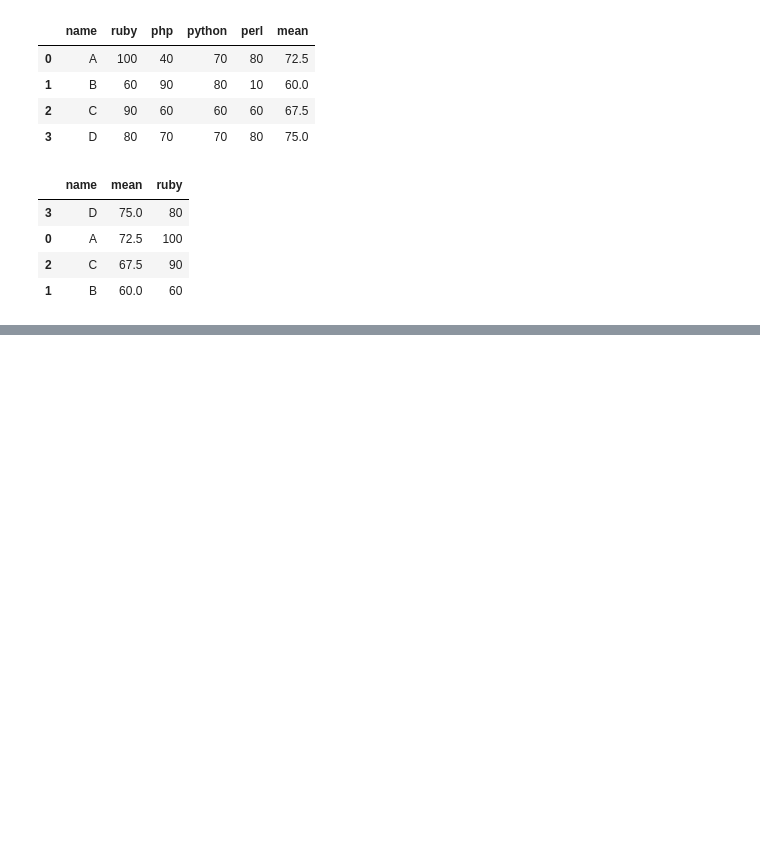
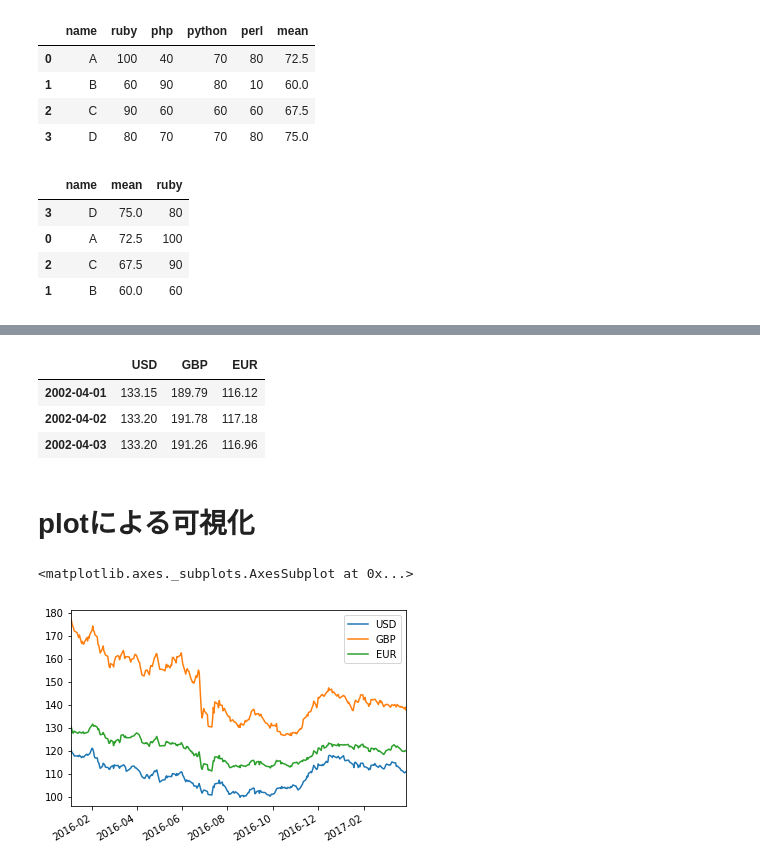
Before and after one commit to ftakao2007/python, a Jupyter notebook: jupyter_notebook/pandas_test.ipynb, the cells around one changed output, grey strips where cells are left out. Cells and saved outputs as stored; diff of their text form; code cells hidden in the pictures; blank space fills up the shorter version.

```diff
--- a/jupyter_notebook/pandas_test.ipynb
+++ b/jupyter_notebook/pandas_test.ipynb
@@ -307,0 +317,23 @@ sort_by_mean[['name', 'mean', 'ruby']]
+# %%
+csv_url = 'https://www.mizuhobank.co.jp/rate/market/csv/quote.csv'
+df = pd.read_csv(csv_url, skiprows=2, index_col=0, parse_dates=True)
+df_pri = df [['USD', 'GBP', 'EUR']]
+df_pri.head(3)
+
+#df = pd.read_csv(csv_url)
+#df.head(3)
+# %% [output]
+|  | USD | GBP | EUR |
+| 2002-04-01 | 133.15 | 189.79 | 116.12 |
+| 2002-04-02 | 133.20 | 191.78 | 117.18 |
+| 2002-04-03 | 133.20 | 191.26 | 116.96 |
+# %% [markdown]
+# plotによる可視化
+# %%
+csv_url = 'https://www.mizuhobank.co.jp/rate/market/csv/quote.csv'
+df = pd.read_csv(csv_url, skiprows=2, index_col=0, parse_dates=True)
+df_pri = df [['USD', 'GBP', 'EUR']]
+df_pri['2016':'2017'].plot()
+# %% [output]
+<matplotlib.axes._subplots.AxesSubplot at 0x...>
+[figure, added]
```
Also changed, not shown: parts of 10 cells of this notebook, 4 other files.
